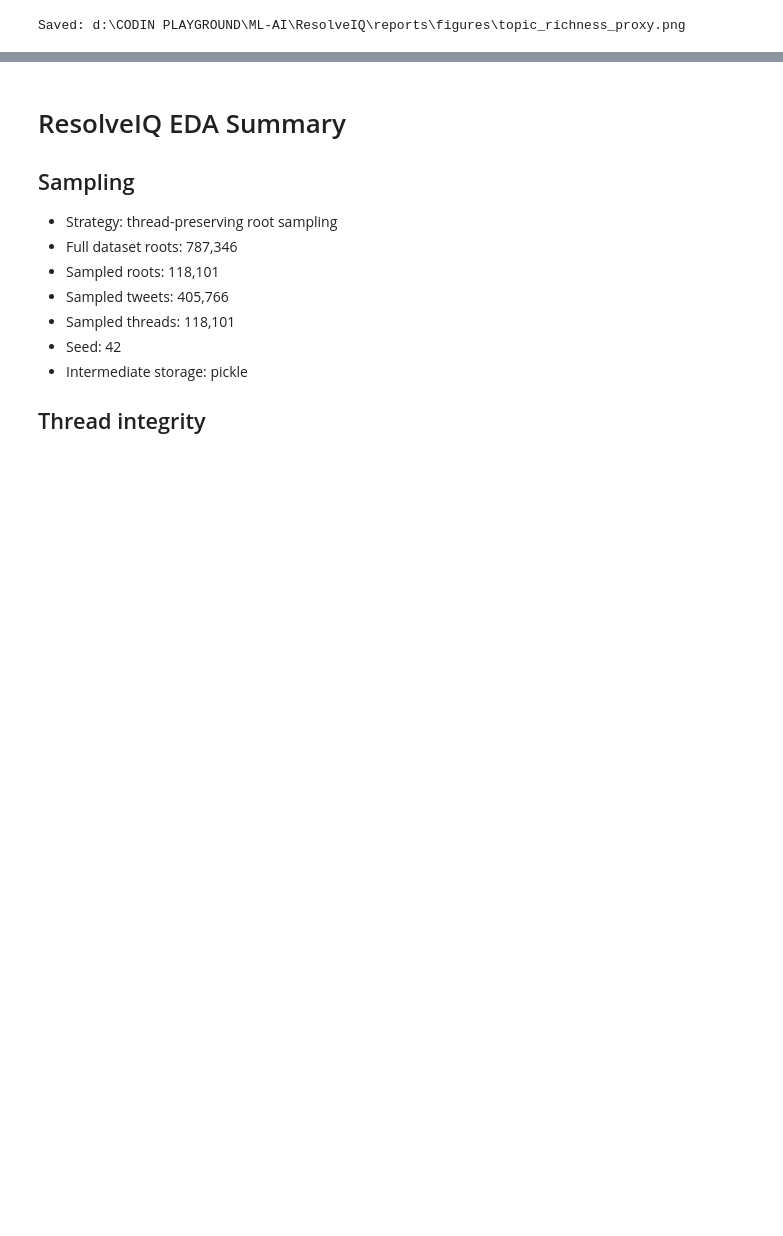
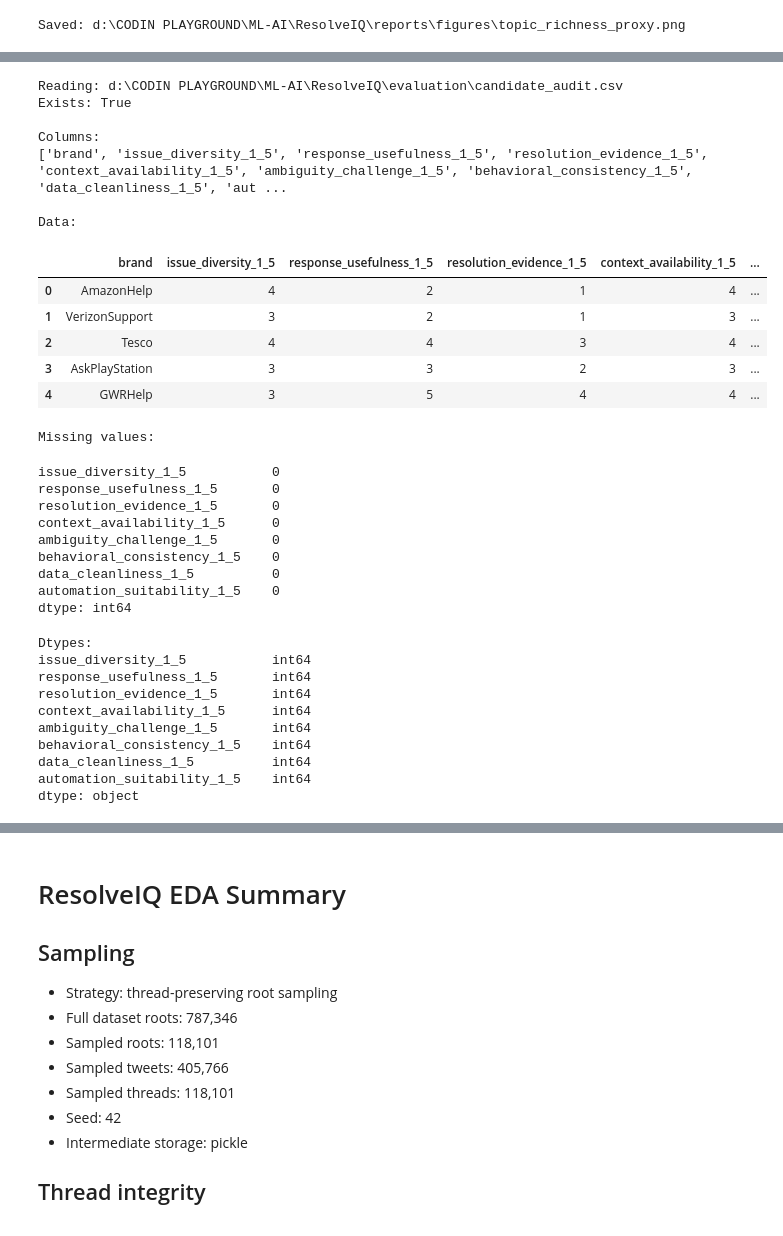
Before and after one commit to aditya-13115/resolveIQ, a Jupyter notebook: notebooks/01_eda.ipynb, the cells around one changed output, grey strips where cells are left out. Drawn from its saved outputs; the diff is of its cells as text; code cells hidden in the pictures; blank space fills up the shorter version.

```diff
--- a/notebooks/01_eda.ipynb
+++ b/notebooks/01_eda.ipynb
@@ -2129,0 +2120,53 @@ Fill d:\CODIN PLAYGROUND\ML-AI\ResolveIQ\runs\brand_selection\candidate_audit.cs
+# %%
+AUDIT_PATH = PROJECT_ROOT / "evaluation" / "candidate_audit.csv"
+
+print("Reading:", AUDIT_PATH)
+print("Exists:", AUDIT_PATH.exists())
+
+audit_scores = pd.read_csv(AUDIT_PATH)
+
+print("\nColumns:")
+print(audit_scores.columns.tolist())
+
+print("\nData:")
+display(audit_scores)
+
+print("\nMissing values:")
+display(audit_scores[AUDIT_CRITERIA].isna().sum())
+
+print("\nDtypes:")
+print(audit_scores[AUDIT_CRITERIA].dtypes)
+# %% [output]
+Reading: d:\CODIN PLAYGROUND\ML-AI\ResolveIQ\evaluation\candidate_audit.csv
+Exists: True
+
+Columns:
+['brand', 'issue_diversity_1_5', 'response_usefulness_1_5', 'resolution_evidence_1_5', 'context_availability_1_5', 'ambiguity_challenge_1_5', 'behavioral_consistency_1_5', 'data_cleanliness_1_5', 'aut ...
+
+Data:
+|  | brand | issue_diversity_1_5 | response_usefulness_1_5 | resolution_evidence_1_5 | context_availability_1_5 | ... |
+| 0 | AmazonHelp | 4 | 2 | 1 | 4 | ... |
+| 1 | VerizonSupport | 3 | 2 | 1 | 3 | ... |
+| 2 | Tesco | 4 | 4 | 3 | 4 | ... |
+| 3 | AskPlayStation | 3 | 3 | 2 | 3 | ... |
+| 4 | GWRHelp | 3 | 5 | 4 | 4 | ... |
+Missing values:
+issue_diversity_1_5           0
+response_usefulness_1_5       0
+resolution_evidence_1_5       0
+context_availability_1_5      0
+ambiguity_challenge_1_5       0
+behavioral_consistency_1_5    0
+data_cleanliness_1_5          0
+automation_suitability_1_5    0
+dtype: int64
+Dtypes:
+issue_diversity_1_5           int64
+response_usefulness_1_5       int64
+resolution_evidence_1_5       int64
+context_availability_1_5      int64
+ambiguity_challenge_1_5       int64
+behavioral_consistency_1_5    int64
+data_cleanliness_1_5          int64
+automation_suitability_1_5    int64
+dtype: object
```
Also changed, not shown: parts of 13 cells of this notebook, 1 other file.
